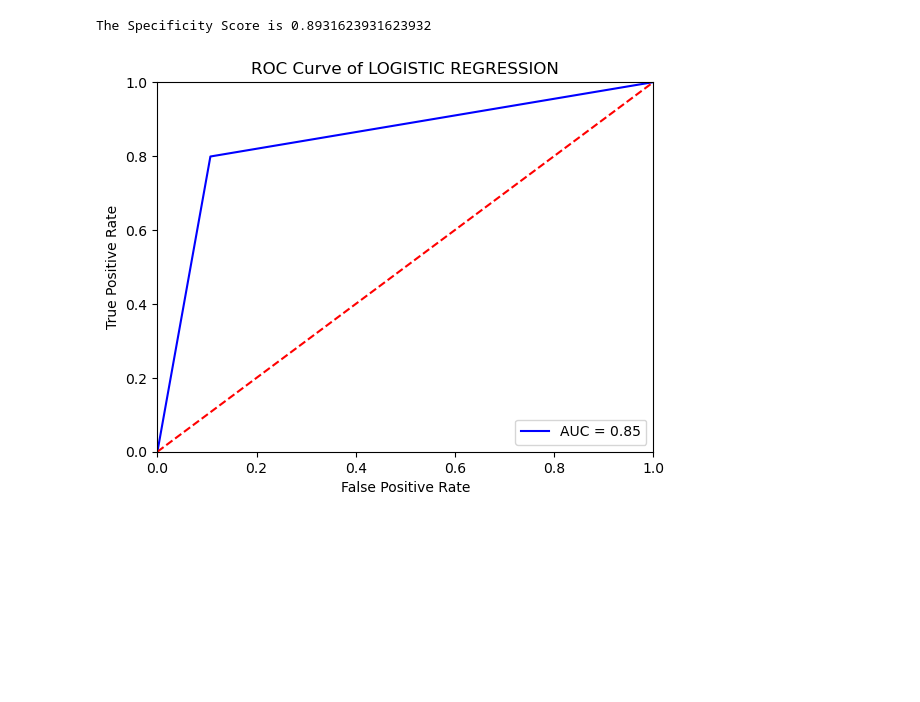
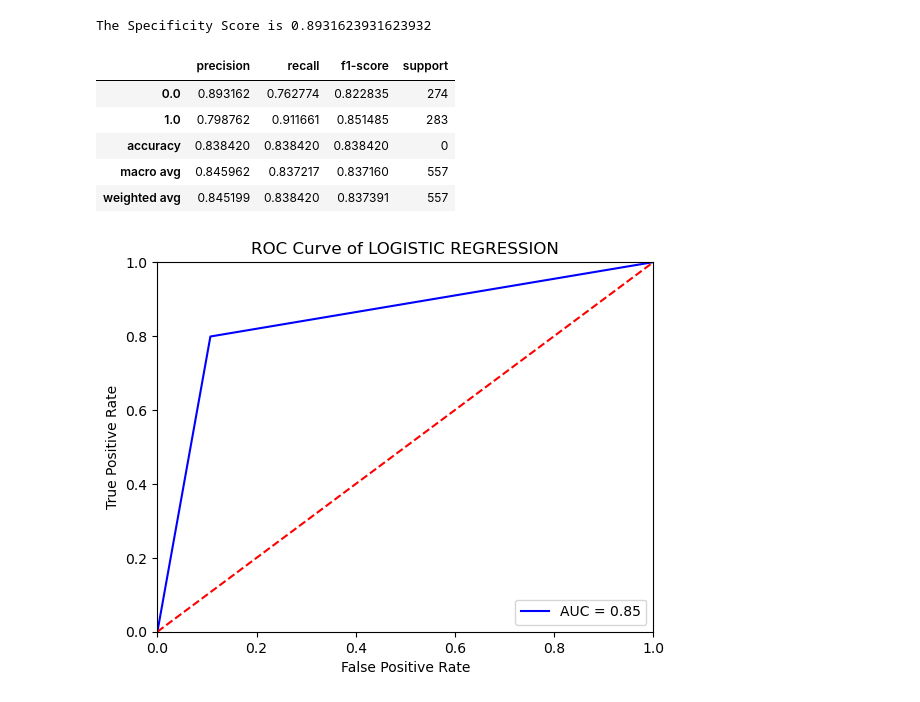
Before and after one commit to change0z/Data-Analysis, a Jupyter notebook: m2.ipynb, the cells around one changed output. Cells and saved outputs as stored; diff of their text form; code cells hidden in the pictures; blank space fills up the shorter version.

```diff
--- a/m2.ipynb
+++ b/m2.ipynb
@@ -514,6 +542,20 @@ specificity_sv = TN / (TN + FP)
 print('The Specificity Score is ' + str(specificity_sv))
 # %% [output]
 The Specificity Score is 0.8931623931623932
+# %%
+df_SV = pd.DataFrame(classification_report(y_predict_sv,y_test, digits=2,output_dict=True)).T
+
+df_SV['support'] = df_SV.support.apply(int)
+
+df_SV.style.background_gradient(cmap='viridis',
+                             subset=pd.IndexSlice['0':'9', :'f1-score'])
+# %% [output]
+|  | precision | recall | f1-score | support |
+| 0.0 | 0.893162 | 0.762774 | 0.822835 | 274 |
+| 1.0 | 0.798762 | 0.911661 | 0.851485 | 283 |
+| accuracy | 0.838420 | 0.838420 | 0.838420 | 0 |
+| macro avg | 0.845962 | 0.837217 | 0.837160 | 557 |
+| weighted avg | 0.845199 | 0.838420 | 0.837391 | 557 |
 # %%
 # ROC Curve of Support Vector Machine
 
```
Also changed, not shown: parts of 2 cells of this notebook.
